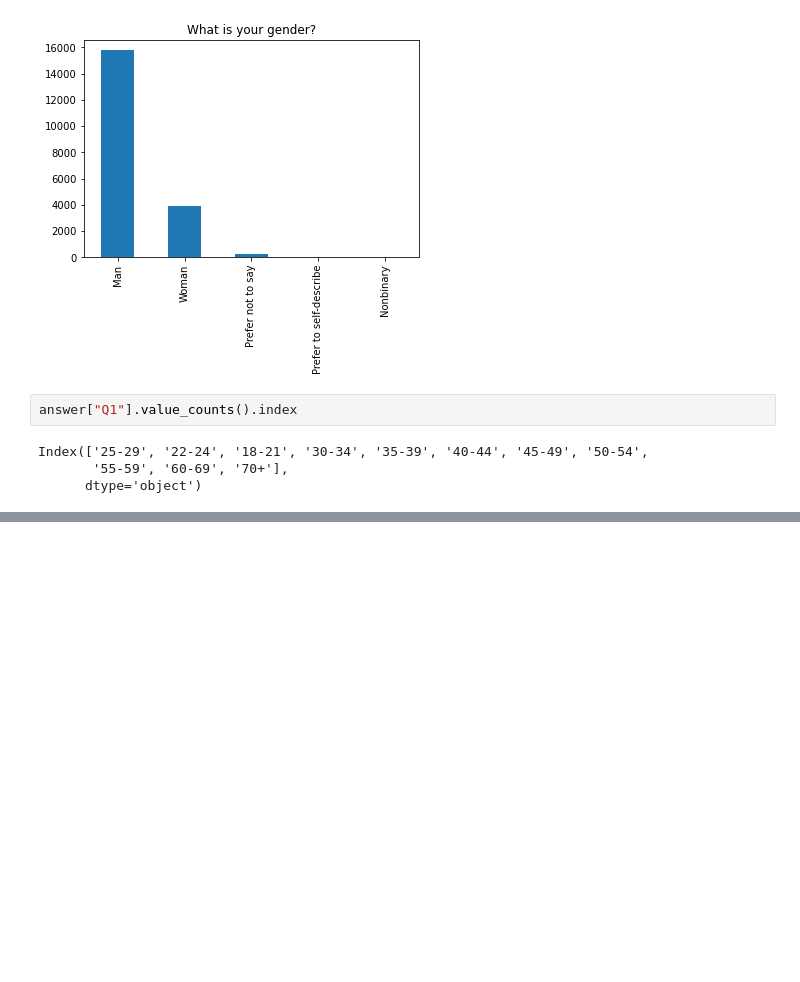
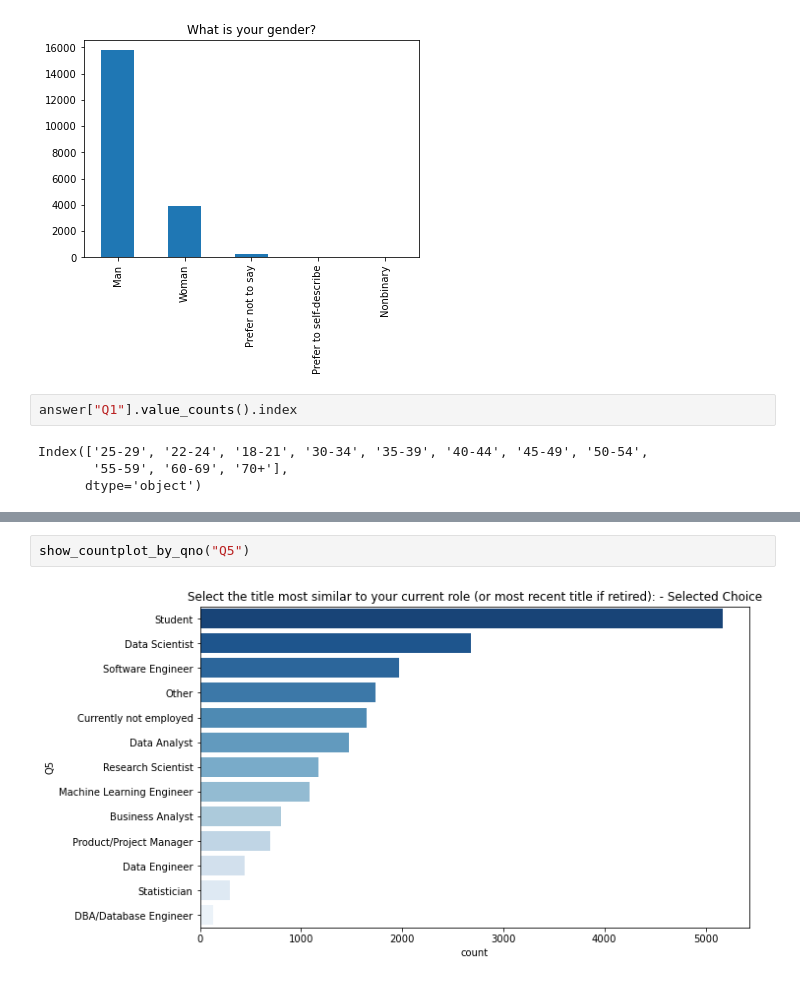
Before and after one commit to JeongSeonggil/Kaggle, a Jupyter notebook: 2020 Kaggle Machine Learning & Data Science Survey.ipynb, the cells around one changed output, grey strips where cells are left out. Saved outputs shown, nothing was run; the diff lists cells and outputs as text; blank space fills up the shorter version.

```diff
--- a/2020 Kaggle Machine Learning & Data Science Survey.ipynb
+++ b/2020 Kaggle Machine Learning & Data Science Survey.ipynb
@@ -99,0 +104,4 @@ show_countplot_by_qno("Q3", fsize=(10,12))
+# %%
+show_countplot_by_qno("Q5")
+# %% [output]
+[figure, added]
```
Also changed, not shown: parts of 12 cells of this notebook.
